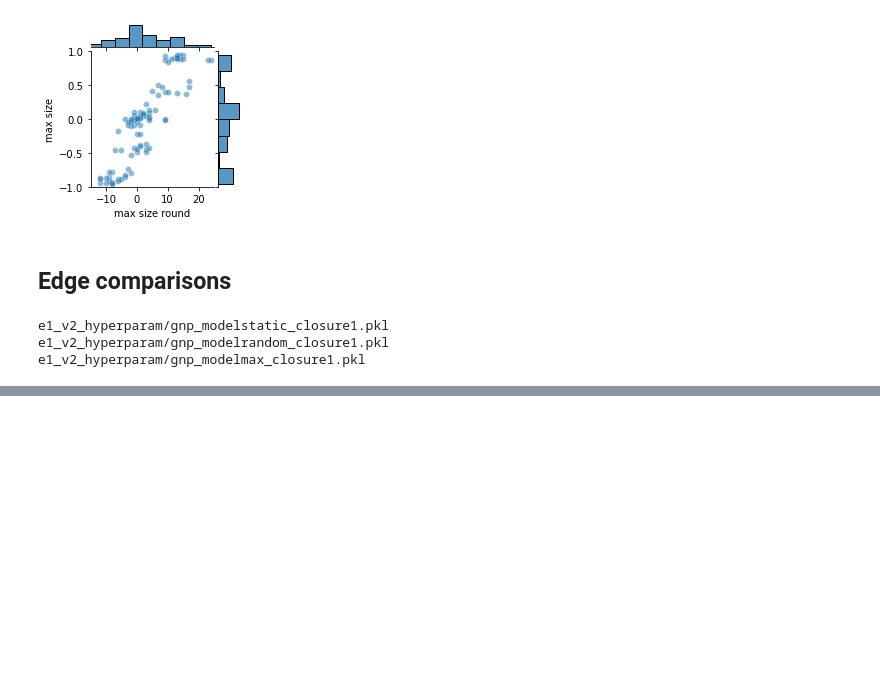
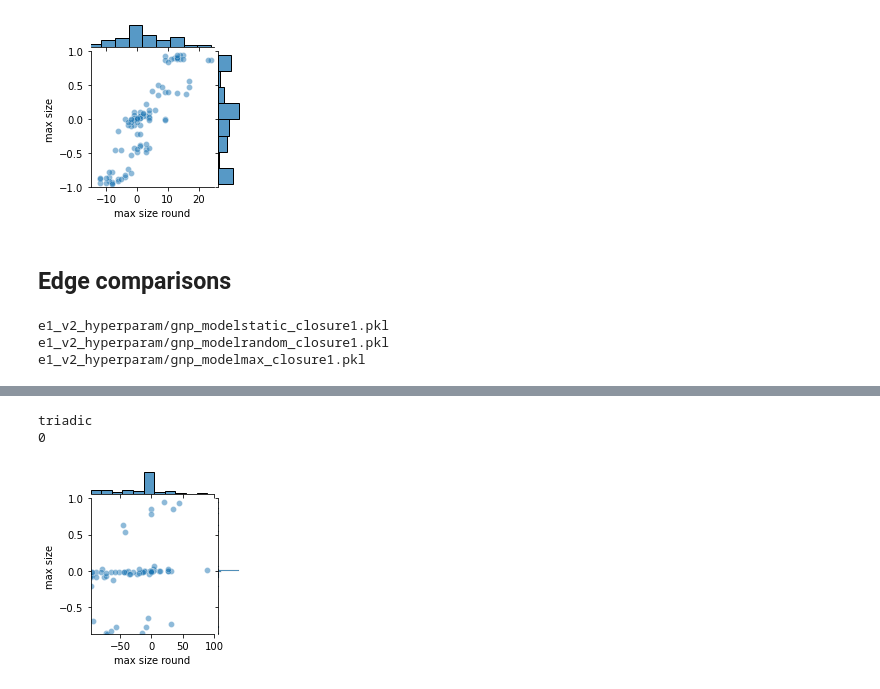
Before and after one commit to cephcyn/cornell_cs6850_triadicclosure, a Jupyter notebook: graphing.ipynb, the cells around one changed output, grey strips where cells are left out. Saved outputs shown, nothing was run; the diff lists cells and outputs as text; code cells hidden in the pictures; blank space fills up the shorter version.

```diff
--- a/graphing.ipynb
+++ b/graphing.ipynb
@@ -447 +561,14 @@ plot_individual_joints(data_d, selected_closure_methods, 'fig/edge-{}')
+# %%
+def plot_edge_minus_triadic(data_d):
+    for name, v in data_d.items():
+        if name == "random" or name == 'static': continue
+        data_d[name]['max_size_rounds'] = data_d[name]['max_size_rounds'] - data_d['random']['max_size_rounds']
+        data_d[name]['max_sizes'] = data_d[name]['max_sizes'] - data_d['random']['max_sizes']
+    # del (data_d['static'])
+    plot_individual_joints(data_d, ['triadic'], 'fig/edge-minus-triadic-{}')
+plot_edge_minus_triadic(data_d)
+# %% [output]
+triadic
+0
+[figure, added]
 # %%
```
Also changed, not shown: parts of 23 cells of this notebook.
